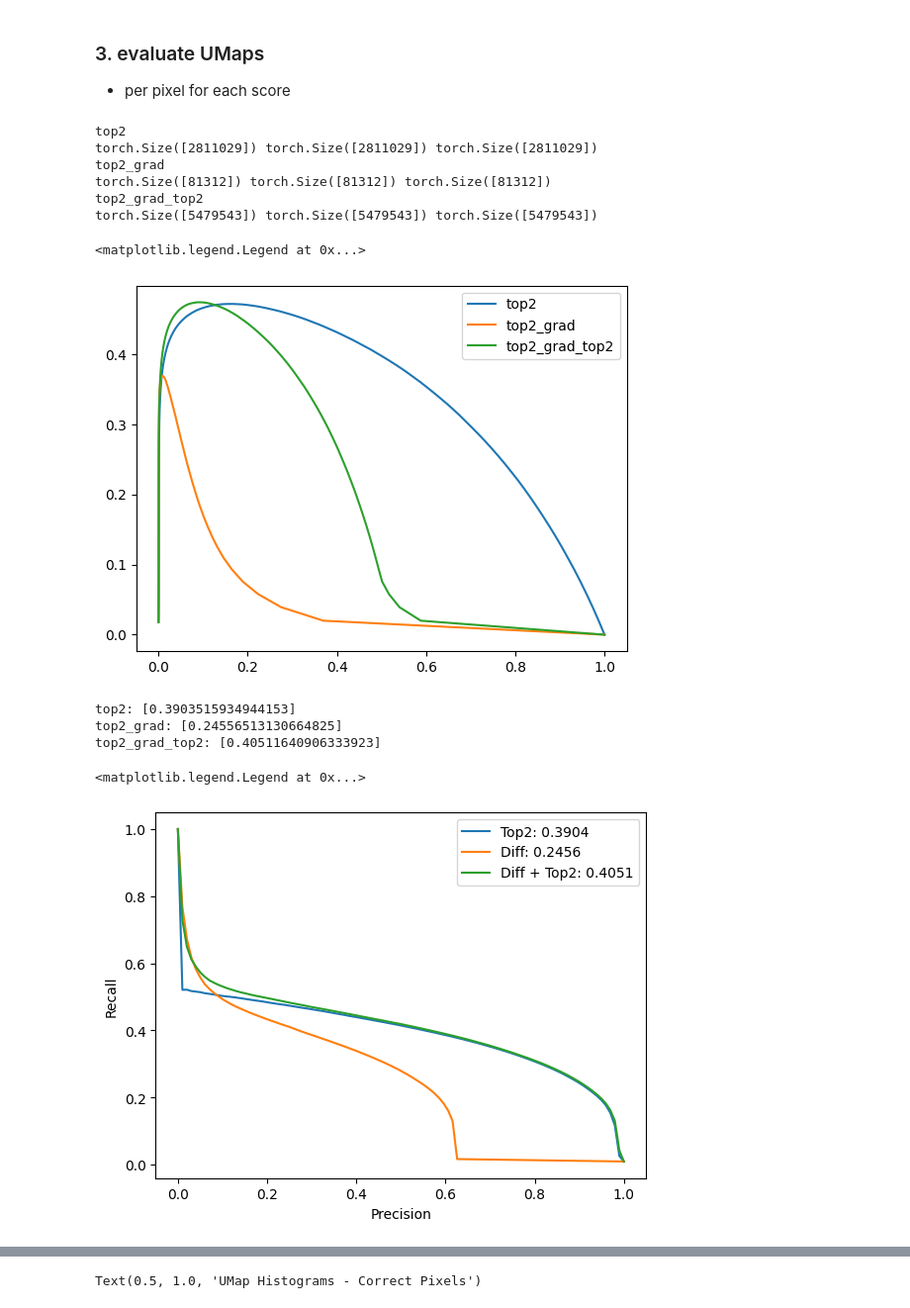
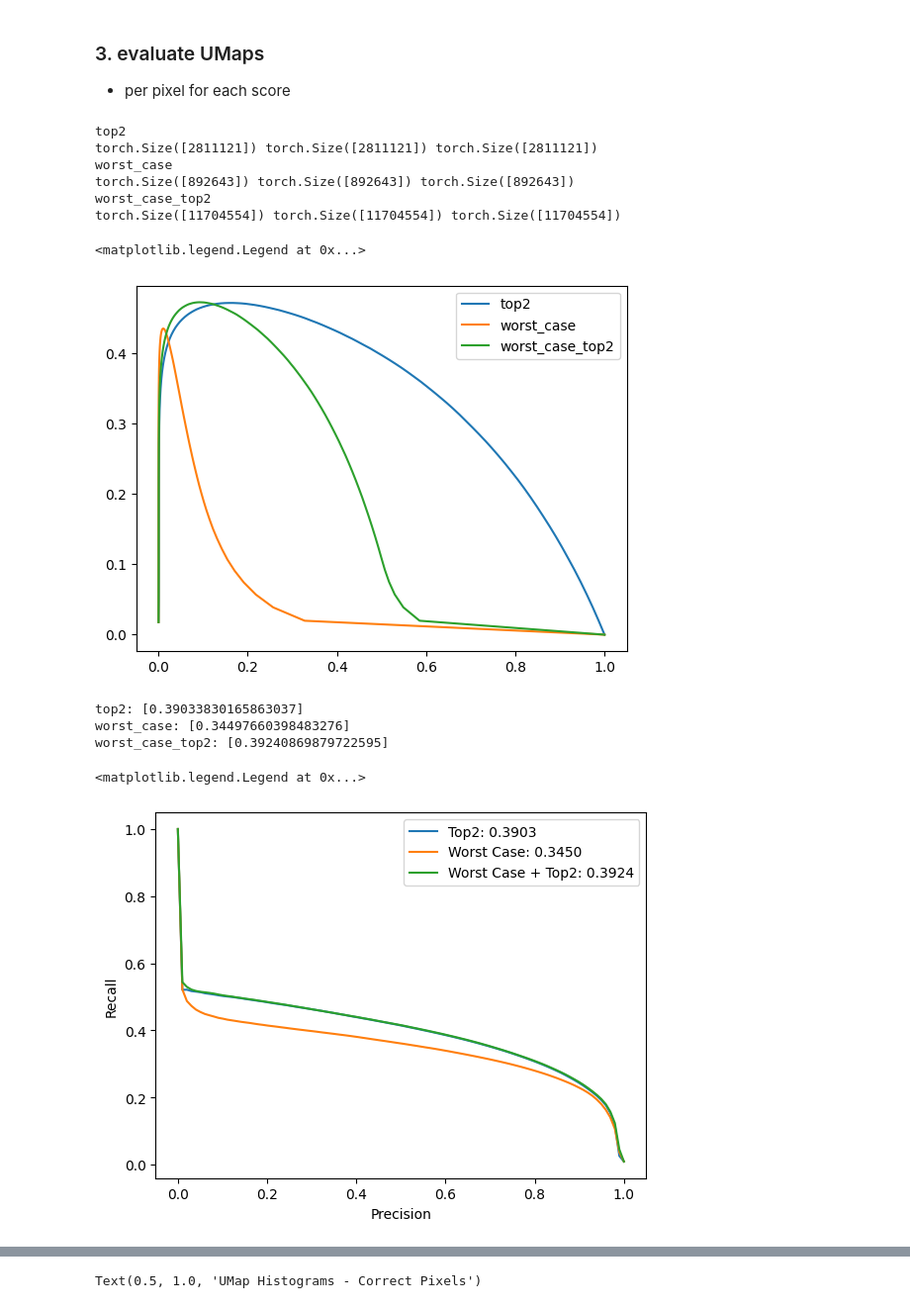
Before and after one commit to MedVisBonn/Segmentation-Distortion, a Jupyter notebook: src/notebooks/combining_scores.ipynb, the cells around one changed output, grey strips where cells are left out. Shown at 99% size. Saved outputs shown, nothing was run; the diff lists cells and outputs as text; code cells hidden in the pictures.

```diff
--- a/src/notebooks/combining_scores.ipynb
+++ b/src/notebooks/combining_scores.ipynb
@@ -312,6 +312,12 @@ class UMapGenerator(nn.Module):
             umap[umap < 0] = 0
 
 
+        elif self.method == 'worst_case':
+            output_prob, output_augmented_prob = torch.split(self.m(x), batch_size)
+            umap = (output_prob - output_augmented_prob).amax(dim=1, keepdims=True)
+            umap[umap < 0] = 0
+
+
         assert umap.shape[1] == 1, f"umap shape is {umap.shape}, but should be (n, 1, h, w)"
         assert not torch.isnan(umap).any(), f"umap contains nan values"
         return umap, umap_numerator, umap_denominator
@@ -373,10 +393,16 @@ diff_grad_gen = UMapGenerator(
     net_out=net_out,
 )
 
+# worst case
+worst_case_gen = UMapGenerator(
+    method='worst_case',
+    net_out=net_out,
+)
+
 # gather in dict
 umap_generators = {
     'top2': top2_gen,
-    'top2_grad': top2_grad_gen,
+    'worst_case': worst_case_gen,
     # 'diff_grad': diff_grad_gen,
 }
 # %% [markdown]
@@ -709,10 +735,10 @@ DSCs, umaps_collection, img_indices, errmaps_collection = get_all_umaps(
 umaps = {key: torch.cat(umaps_collection[key]).flatten() for key in umaps_collection}
 for key in umaps:
     # clamp to 99th percentile
-    if (key != 'entropy') or (key != 'top2'):
-        q = np.percentile(umaps[key].flatten().numpy(), 99.9999)
-        print(umaps[key].min(), umaps[key].max(), q, key)
-        umaps[key][umaps[key] > q] = q
+    # if (key != 'entropy') or (key != 'top2'):
+    #     q = np.percentile(umaps[key].flatten().numpy(), 99.9999)
+    #     # print(umaps[key].min(), umaps[key].max(), q, key)
+    #     umaps[key][umaps[key] > q] = q
 
         # umaps[key] = torch.sqrt(umaps[key])
     # q = np.percentile(umaps[key].flatten().numpy(), 99)
@@ -790,11 +814,11 @@ for key in umaps:
     pr_aucs.setdefault(key, []).append(auc(pr[1], pr[0]))
 # %% [output]
 top2
-torch.Size([2811029]) torch.Size([2811029]) torch.Size([2811029])
-top2_grad
-torch.Size([81312]) torch.Size([81312]) torch.Size([81312])
-top2_grad_top2
-torch.Size([5479543]) torch.Size([5479543]) torch.Size([5479543])
+torch.Size([2811121]) torch.Size([2811121]) torch.Size([2811121])
+worst_case
+torch.Size([892643]) torch.Size([892643]) torch.Size([892643])
+worst_case_top2
+torch.Size([11704554]) torch.Size([11704554]) torch.Size([11704554])
 # %%
 for key in prs:
 
@@ -806,39 +830,41 @@ for key in prs:
 plt.legend()
 # %% [output]
 <matplotlib.legend.Legend at 0x...>
-[figure, old version]
+[figure, new version]
 # %%
 label_dict = {
     'entropy': 'Entropy',
     'top2': 'Top2',
+    'worst_case': 'Worst Case',
     'top2_grad': 'Diff',
     'diff_grad': 'Diff / Margin',
     'diff_grad_entropy': 'Diff / Margin + Entropy',
     'top2_grad_entropy': 'Diff + Entropy',
     'top2_grad_top2': 'Diff + Top2',
+    'worst_case_top2': 'Worst Case + Top2',
 }
 
 
 
 
 for key in pr_aucs:
     if key in ['diff_grad', 'diff_grad_entropy']:
         continue
     label = label_dict[key]
 
 
     print(f'{key}: {pr_aucs[key]}')
     plt.plot(prs[key][0][1], prs[key][0][0], label=f'{label}: {pr_aucs[key][0]:.4f}')
     plt.xlabel('Precision')
     plt.ylabel('Recall')
 
 plt.legend()
 # %% [output]
-top2: [0.3903515934944153]
-top2_grad: [0.24556513130664825]
-top2_grad_top2: [0.40511640906333923]
+top2: [0.39033830165863037]
+worst_case: [0.34497660398483276]
+worst_case_top2: [0.39240869879722595]
 <matplotlib.legend.Legend at 0x...>
-[figure, old version]
+[figure, new version]
 # %%
 for key in umaps:
 
```
Also changed, not shown: parts of 7 cells of this notebook, 1 other file.
